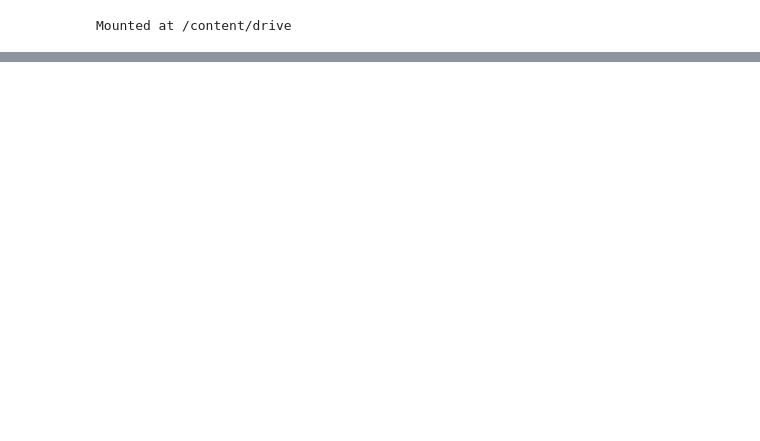
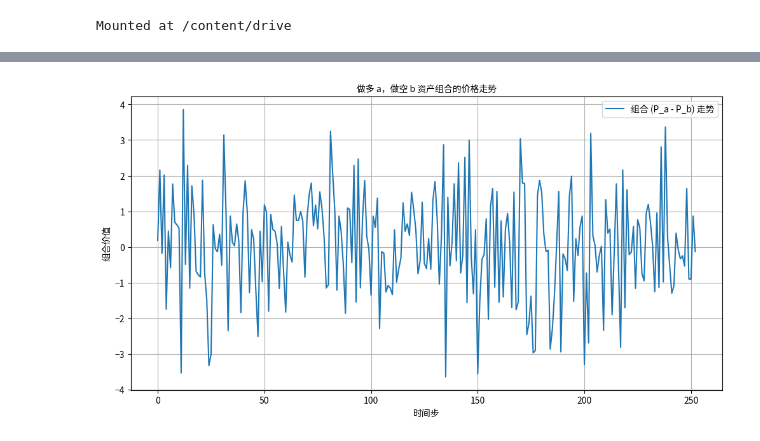
Before and after one commit to wayhome/101colab, a Jupyter notebook: PairsTrading.ipynb, the cells around one changed output, grey strips where cells are left out. Saved outputs shown, nothing was run; the diff lists cells and outputs as text; code cells hidden in the pictures; blank space fills up the shorter version.

```diff
--- a/PairsTrading.ipynb
+++ b/PairsTrading.ipynb
@@ -53,0 +82,16 @@ Mounted at /content/drive
+# %%
+import matplotlib.pyplot as plt
+
+# 创建做多 P_a，做空 P_b 的资产组合
+portfolio_ab = P_a - P_b
+
+plt.figure(figsize=(12, 6))
+plt.plot(portfolio_ab, label='组合 (P_a - P_b) 走势')
+plt.title('做多 a，做空 b 资产组合的价格走势', fontproperties=font_cjk)
+plt.xlabel('时间步', fontproperties=font_cjk)
+plt.ylabel('组合价值', fontproperties=font_cjk)
+plt.legend(prop=font_cjk)
+plt.grid(True)
+plt.show()
+# %% [output]
+[figure, added]
```
Also changed, not shown: parts of 3 cells of this notebook.
